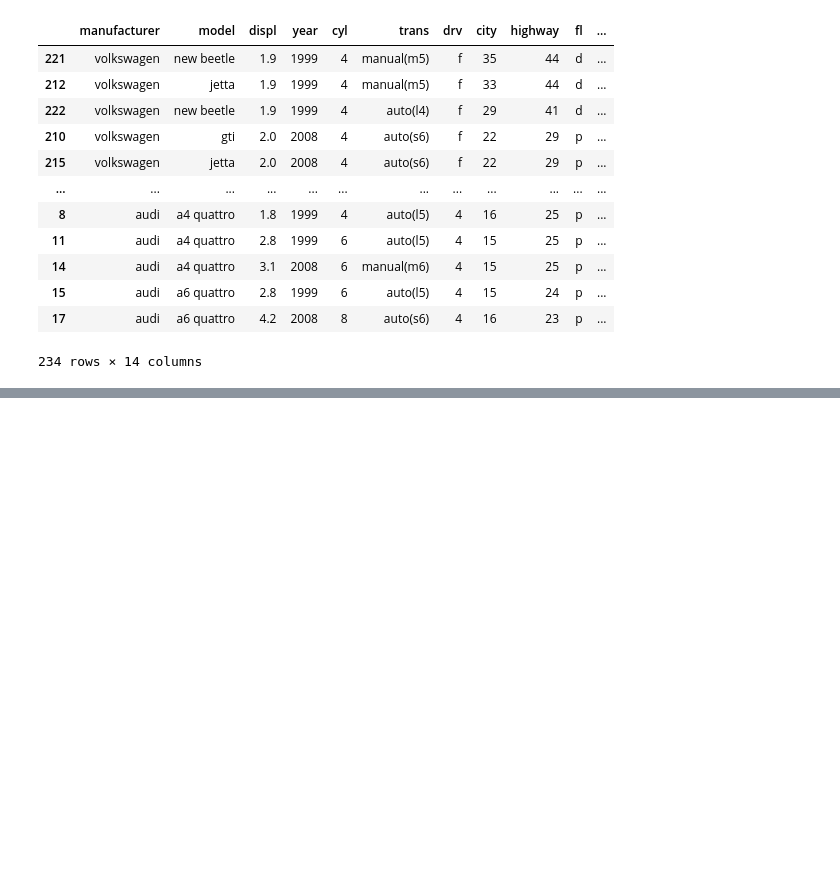
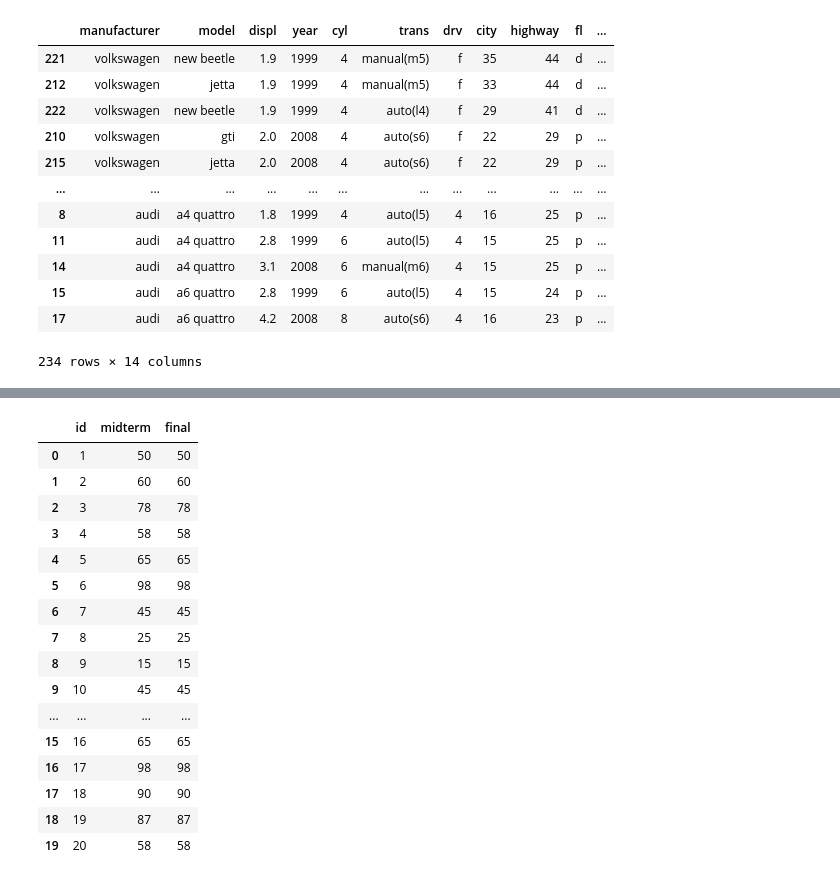
Before and after one commit to 1anminJ/2024-2_python, a Jupyter notebook: week4/week4.ipynb, the cells around one changed output, grey strips where cells are left out. Saved outputs shown, nothing was run; the diff lists cells and outputs as text; code cells hidden in the pictures; blank space fills up the shorter version.

```diff
--- a/week4/week4.ipynb
+++ b/week4/week4.ipynb
@@ -144,0 +293,27 @@ mpg.sort_values(['manufacturer','total'], ascending=False)
+# %%
+# 데이터 합치기
+# 가로로 함치기 merge()
+# 세로로 합치기 concat()
+
+midterm = pd.read_csv('/Users/hanminjeong/Desktop/School/2-2/jupyterLab/Data/midterm.csv')
+final = pd.read_csv('/Users/hanminjeong/Desktop/School/2-2/jupyterLab/Data/final.csv')
+# pd.merge(데이터프레임1, 데이터프레임2, on = 기준, how = 방식)
+pd.merge(midterm, final, on = 'id', how = 'left')
+# %% [output]
+|  | id | midterm | final |
+| 0 | 1 | 50 | 50 |
+| 1 | 2 | 60 | 60 |
+| 2 | 3 | 78 | 78 |
+| 3 | 4 | 58 | 58 |
+| 4 | 5 | 65 | 65 |
+| 5 | 6 | 98 | 98 |
+| 6 | 7 | 45 | 45 |
+| 7 | 8 | 25 | 25 |
+| 8 | 9 | 15 | 15 |
+| 9 | 10 | 45 | 45 |
+| ... | ... | ... | ... |
+| 15 | 16 | 65 | 65 |
+| 16 | 17 | 98 | 98 |
+| 17 | 18 | 90 | 90 |
+| 18 | 19 | 87 | 87 |
+| 19 | 20 | 58 | 58 |
```
Also changed, not shown: parts of 9 cells of this notebook, 4 other files.
